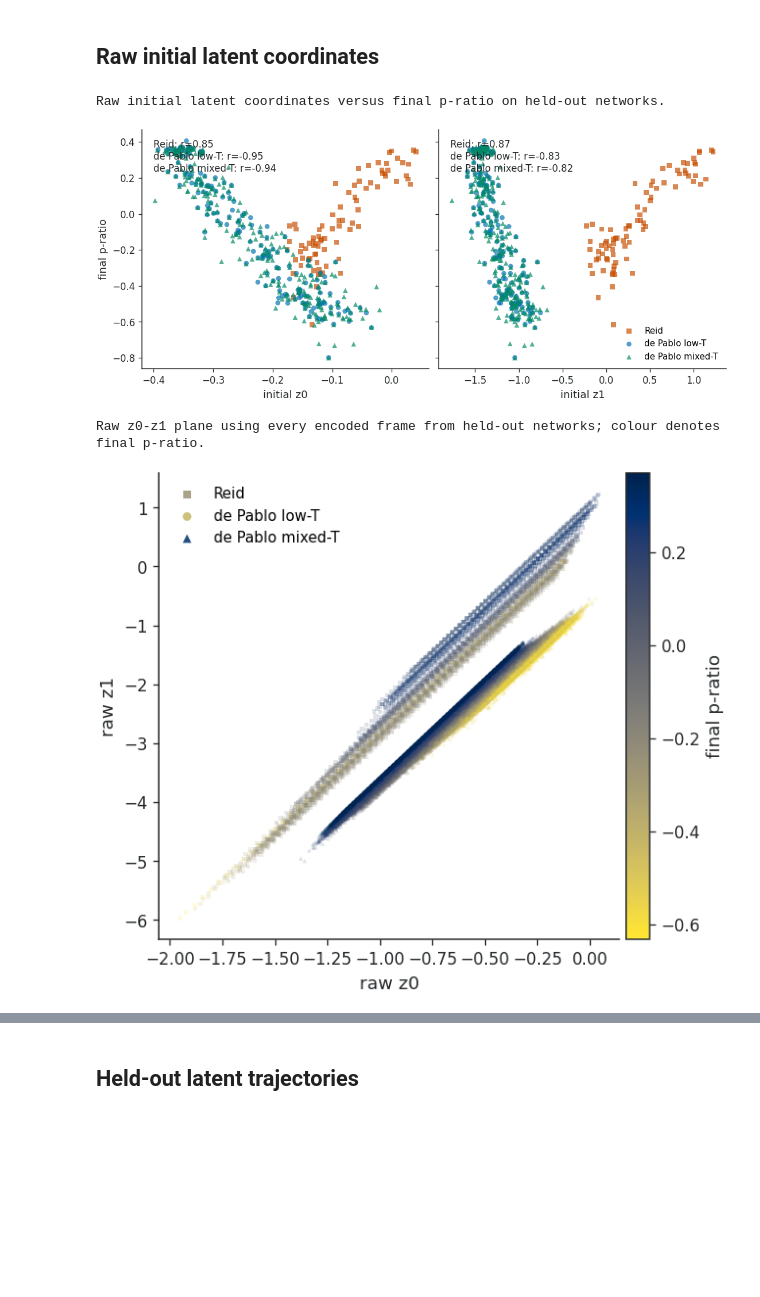
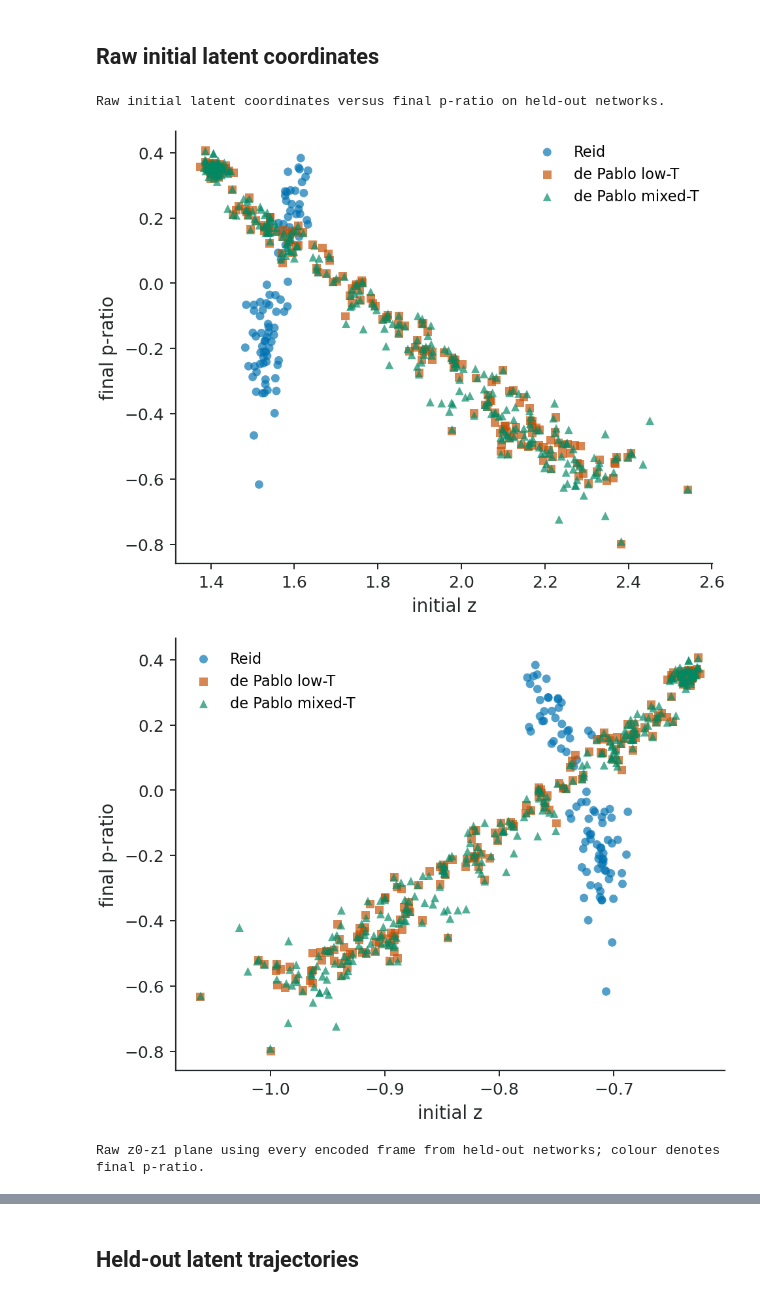
Before and after one commit to alex-zhilkin/DL-course-project, a Jupyter notebook: notebooks/latent_space/06_mixed_dataset_shared_latent_space.ipynb, the cells around one changed output, grey strips where cells are left out. Saved outputs shown, nothing was run; the diff lists cells and outputs as text; code cells hidden in the pictures; blank space fills up the shorter version.

```diff
--- a/notebooks/latent_space/06_mixed_dataset_shared_latent_space.ipynb
+++ b/notebooks/latent_space/06_mixed_dataset_shared_latent_space.ipynb
@@ -30,6 +30,10 @@ from lss.plotting import PAPER_COLORS, apply_editorial_style, dataset_color, sty
 from lss.utils import resolve_device
 
 apply_editorial_style()
+PAPER_DPI = 180
+PAPER_FIGSIZE = (5.4, 4.2)
+PAPER_WIDE_FIGSIZE = (10.8, 4.2)
+plt.rcParams.update({'figure.dpi': PAPER_DPI, 'savefig.dpi': 400})
 DEVICE = resolve_device('auto')
 DEVICE
 # %% [output]
@@ -116,10 +109,15 @@ loading cached latent experiment: /home/alexz/Documents/course_project/notebooks
 # %%
 frame_df, _, _, _ = framewise_latent_descriptor_sweep(result, device=DEVICE, frame_stride=FRAME_STRIDE, max_frames_per_sim=None)
 SOURCE_LABELS = {key: spec['label'] for key, spec in DATASETS.items()}
+SOURCE_MARKER_CYCLE = ['o', 's', '^', 'D', 'P', 'X', 'v', '<', '>', 'h']
+SOURCE_COLOR_CYCLE = [PAPER_COLORS[name] for name in ['blue','red','green','purple','orange','sky','gold','slate']]
 SOURCE_STYLES = {
-    'Reid': ('reid', 's'),
-    'de Pablo low-T': ('depablo_low_temp', 'o'),
-    'de Pablo mixed-T': ('depablo_mixed_temp', '^'),
+    spec['label']: (key, SOURCE_MARKER_CYCLE[index % len(SOURCE_MARKER_CYCLE)])
+    for index, (key, spec) in enumerate(DATASETS.items())
+}
+SOURCE_COLORS = {
+    spec['label']: SOURCE_COLOR_CYCLE[index % len(SOURCE_COLOR_CYCLE)]
+    for index, spec in enumerate(DATASETS.values())
 }
 frame_df['dataset'] = frame_df['source'].replace(SOURCE_LABELS)
 
@@ -202,42 +262,36 @@ Absolute network-level Pearson correlation between shared latent descriptors and
 ## Raw initial latent coordinates
 # %%
 print('Raw initial latent coordinates versus final p-ratio on held-out networks.')
-fig, axes = plt.subplots(1, 2, figsize=(9.2, 4.0), constrained_layout=True, sharey=True)
-for latent_index, ax in enumerate(axes):
+for latent_index in range(LATENT_DIM):
+    fig, ax = plt.subplots(figsize=PAPER_FIGSIZE, constrained_layout=True)
     coordinate = f'z{latent_index}_initial'
-    annotation_lines = []
     for dataset, group in test_descriptors.groupby('dataset', sort=False):
         key, marker = SOURCE_STYLES[dataset]
         values = group[[coordinate, 'final_p_ratio']].dropna()
-        r = pearson_r(values[coordinate], values.final_p_ratio)
         ax.scatter(values[coordinate], values.final_p_ratio, s=27, alpha=.68,
-                   marker=marker, color=dataset_color(key),
+                   marker=marker, color=SOURCE_COLORS[dataset],
                    edgecolor='none', label=dataset)
-        annotation_lines.append(f'{dataset}: r={r:.2f}')
-    ax.text(.04, .96, '\n'.join(annotation_lines), transform=ax.transAxes,
-            ha='left', va='top', color=PAPER_COLORS['ink'])
-    style_axes(ax, xlabel=f'initial z{latent_index}',
-               ylabel='final p-ratio' if latent_index == 0 else '',
-               legend=latent_index == 1)
-plt.show()
+    style_axes(ax, xlabel=f'initial z',
+               ylabel='final p-ratio', legend=True)
+    plt.show()
 
 print('Raw z0-z1 plane using every encoded frame from held-out networks; colour denotes final p-ratio.')
 all_test_frames = frame_df[frame_df.split.eq('test')].replace([np.inf, -np.inf], np.nan).dropna(subset=['z0', 'z1', 'side_final_trajectory_p_ratio'])
 all_frame_norm = Normalize(vmin=all_test_frames.side_final_trajectory_p_ratio.quantile(.01), vmax=all_test_frames.side_final_trajectory_p_ratio.quantile(.99))
 all_frame_cmap = plt.get_cmap('cividis_r')
-fig, ax = plt.subplots(figsize=(5.4, 4.5), constrained_layout=True)
+fig, ax = plt.subplots(figsize=PAPER_FIGSIZE, constrained_layout=True)
 for dataset, group in all_test_frames.groupby('dataset', sort=False):
     _, marker = SOURCE_STYLES[dataset]
     ax.scatter(group.z0, group.z1, c=group.side_final_trajectory_p_ratio,
                cmap=all_frame_cmap, norm=all_frame_norm, marker=marker,
                s=7, alpha=.16, linewidth=0, rasterized=True, label=dataset)
 style_axes(ax, xlabel='raw z0', ylabel='raw z1', legend=True)
 for handle in ax.get_legend().legend_handles:
     handle.set_alpha(.85); handle.set_sizes([28])
 fig.colorbar(plt.cm.ScalarMappable(norm=all_frame_norm, cmap=all_frame_cmap), ax=ax, label='final p-ratio', pad=.015)
 plt.show()
 # %% [output]
 Raw initial latent coordinates versus final p-ratio on held-out networks.
-[figure, old version]
+[figure, new version]
+[figure, new version]
 Raw z0-z1 plane using every encoded frame from held-out networks; colour denotes final p-ratio.
-[figure, old version]
```
Also changed, not shown: parts of 13 cells of this notebook, 42 other files.
